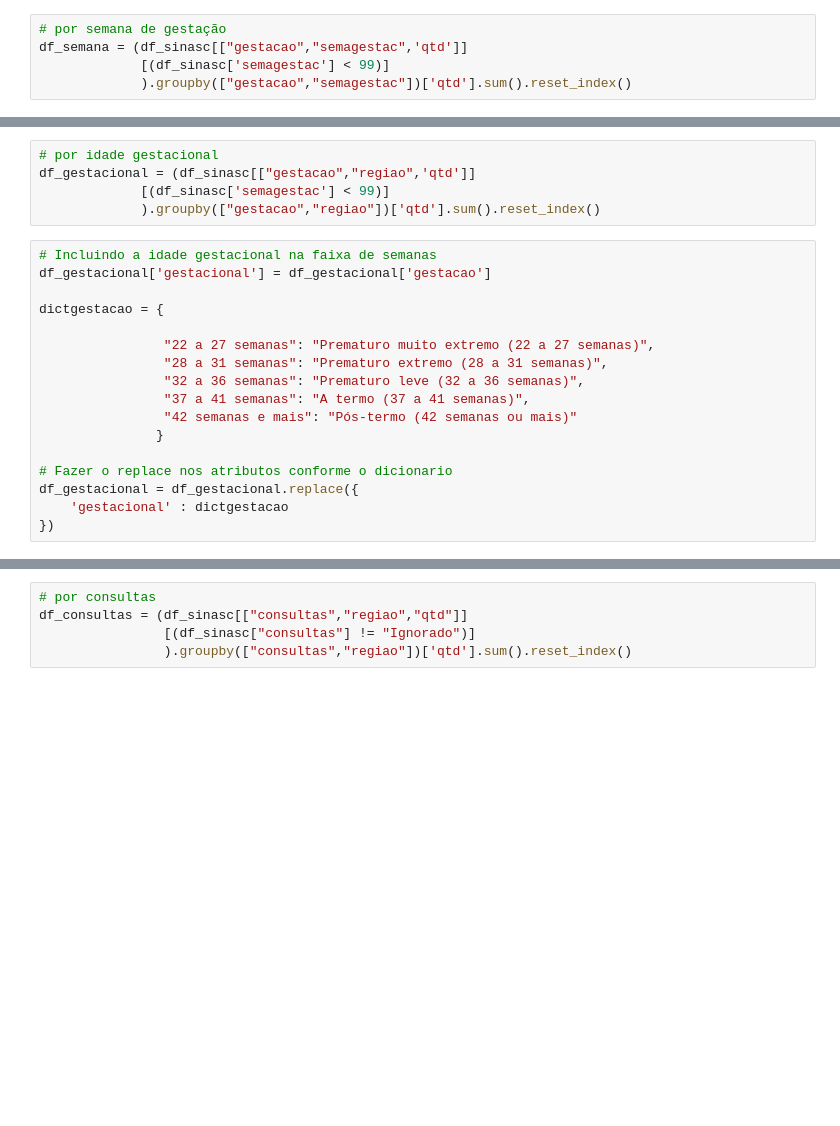
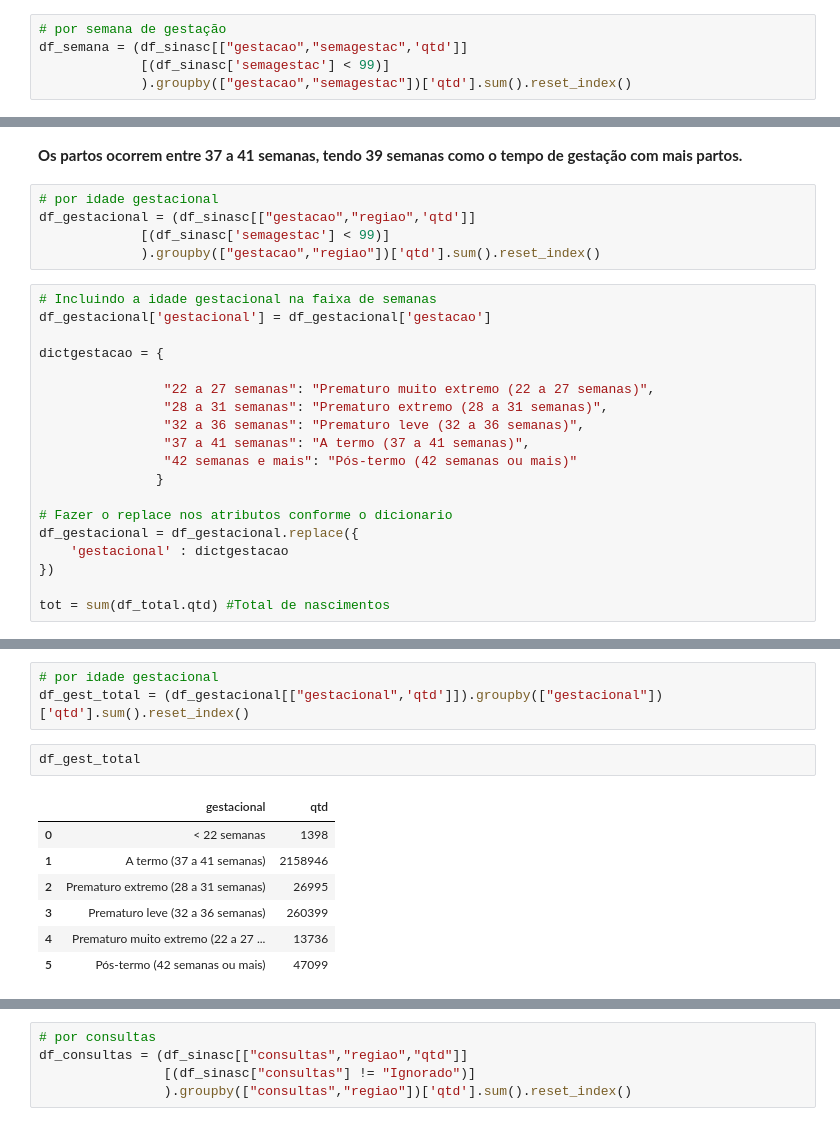
Before and after one commit to gabrielmprata/nascidos_vivos, a Jupyter notebook: Sinasc_Analises_e_Graficos.ipynb, the cells around one changed output, grey strips where cells are left out. Saved outputs shown, nothing was run; the diff lists cells and outputs as text; blank space fills up the shorter version.

```diff
--- a/Sinasc_Analises_e_Graficos.ipynb
+++ b/Sinasc_Analises_e_Graficos.ipynb
@@ -1050,6 +1042,8 @@ fig.update_traces(textposition='outside',
 fig.show()
 # %% [output]
 [interactive output not drawn]
+# %% [markdown]
+**Os partos ocorrem entre 37 a 41 semanas, tendo 39 semanas como o tempo de gestação com mais partos.**
 # %%
 # por idade gestacional
 df_gestacional = (df_sinasc[["gestacao","regiao",'qtd']]
@@ -1072,6 +1066,8 @@ dictgestacao = {
 df_gestacional = df_gestacional.replace({
     'gestacional' : dictgestacao
 })
+
+tot = sum(df_total.qtd) #Total de nascimentos
 # %%
 fig = px.bar(df_gestacional, x="regiao", y="qtd", color="gestacional",
              labels=dict(regiao="Região", gestacional="Idade gestacional", qtd="Nascidos"),
@@ -1081,3 +1077,16 @@ fig = px.bar(df_gestacional, x="regiao", y="qtd", color="gestacional",
 fig.show()
 # %% [output]
 [interactive output not drawn]
+# %%
+# por idade gestacional
+df_gest_total = (df_gestacional[["gestacional",'qtd']]).groupby(["gestacional"])['qtd'].sum().reset_index()
+# %%
+df_gest_total
+# %% [output]
+|  | gestacional | qtd |
+| 0 | < 22 semanas | 1398 |
+| 1 | A termo (37 a 41 semanas) | 2158946 |
+| 2 | Prematuro extremo (28 a 31 semanas) | 26995 |
+| 3 | Prematuro leve (32 a 36 semanas) | 260399 |
+| 4 | Prematuro muito extremo (22 a 27 ... | 13736 |
+| 5 | Pós-termo (42 semanas ou mais) | 47099 |
```
Also changed, not shown: parts of 28 cells of this notebook.
